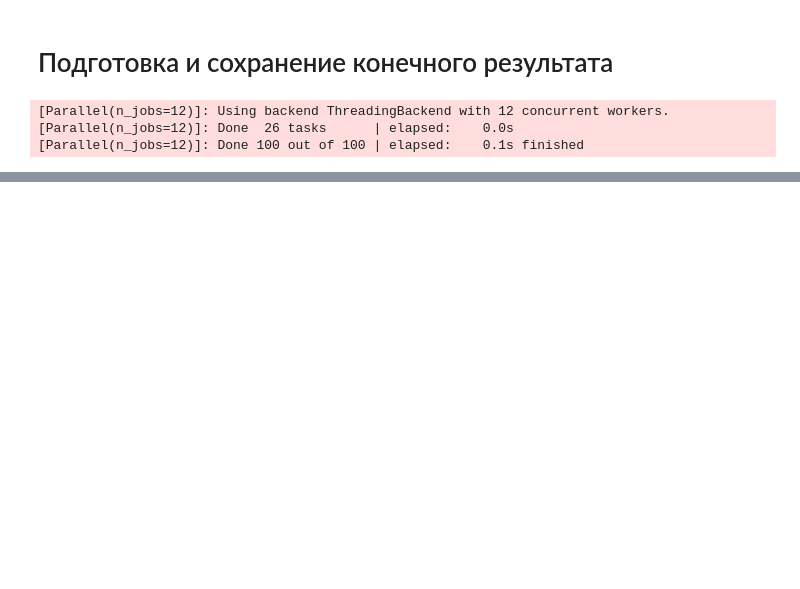
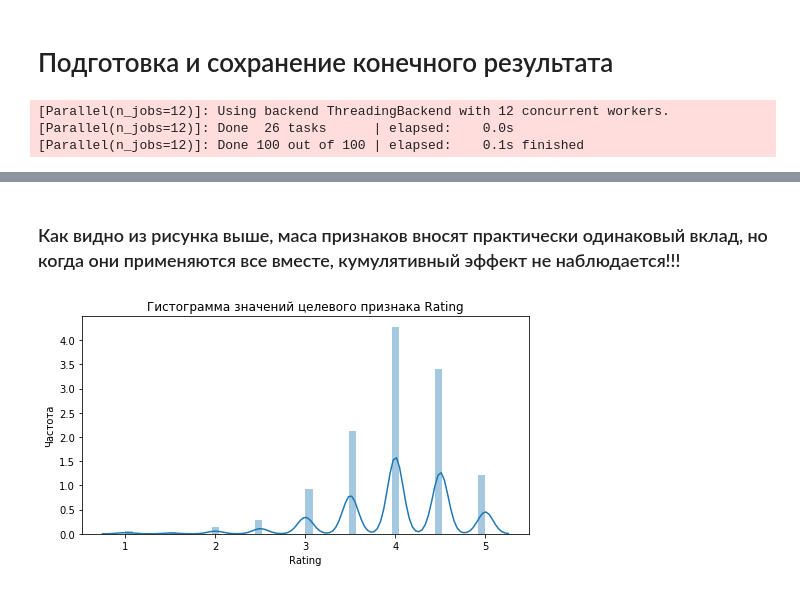
Before and after one commit to alexey300479/skill_factory_real_ds_course, a Jupyter notebook: RDS1_5_ready_to_upload_to_kaggle.ipynb, the cells around one changed output, grey strips where cells are left out. Cells and saved outputs as stored; diff of their text form; code cells hidden in the pictures; blank space fills up the shorter version.

```diff
--- a/RDS1_5_ready_to_upload_to_kaggle.ipynb
+++ b/RDS1_5_ready_to_upload_to_kaggle.ipynb
@@ -1565,0 +1631,13 @@ memory usage: 4.2+ MB
+# %% [markdown]
+### Как видно из рисунка выше, маса признаков вносят практически одинаковый вклад, но когда они применяются все вместе, кумулятивный эффект не наблюдается!!!
+# %%
+# Посмотрим, что собой представляет целевой признак
+target = df[df['Main']][target_feature]
+plt.figure(figsize=(8, 4))
+plt.title('Гистограмма значений целевого признака Rating')
+plt.xlabel('Значение Rating')
+plt.ylabel('Частота')
+sns.distplot(target)
+plt.show()
+# %% [output]
+[figure, added]
```
Also changed, not shown: parts of 38 cells of this notebook, 55 other files.
